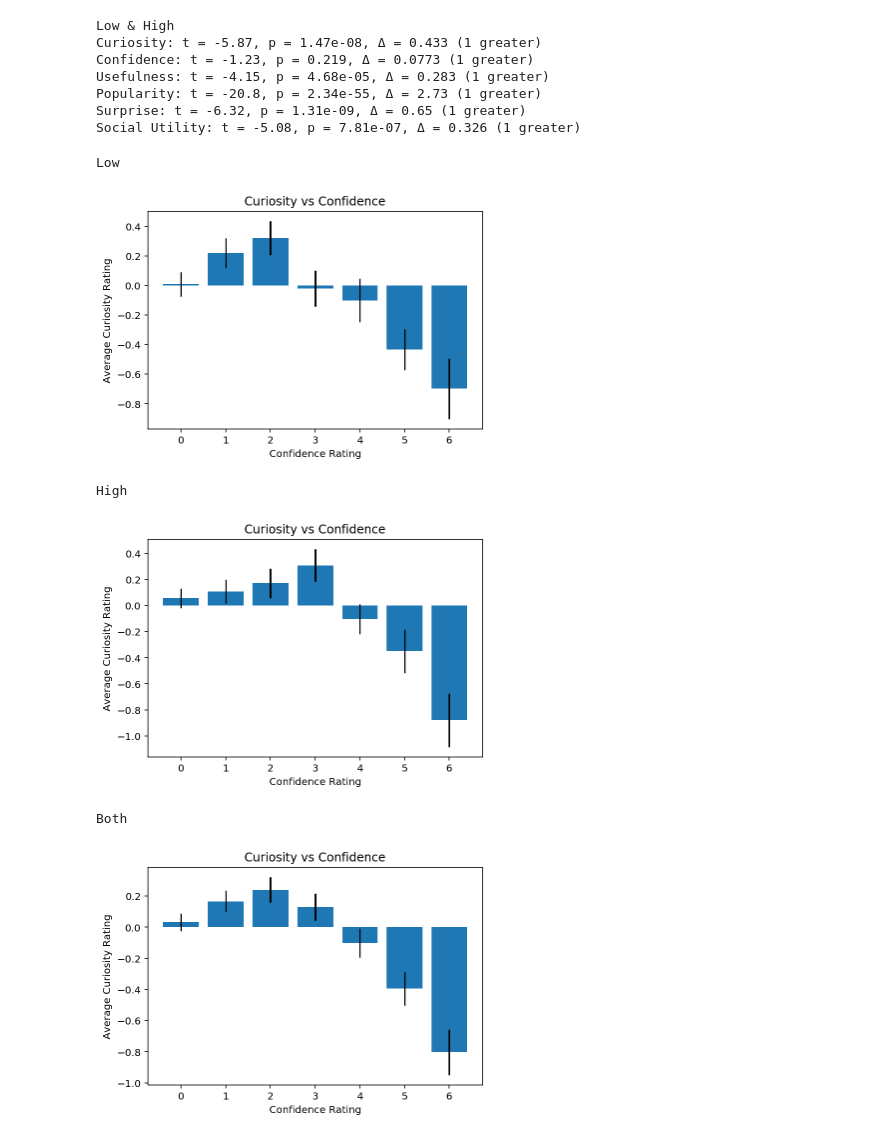
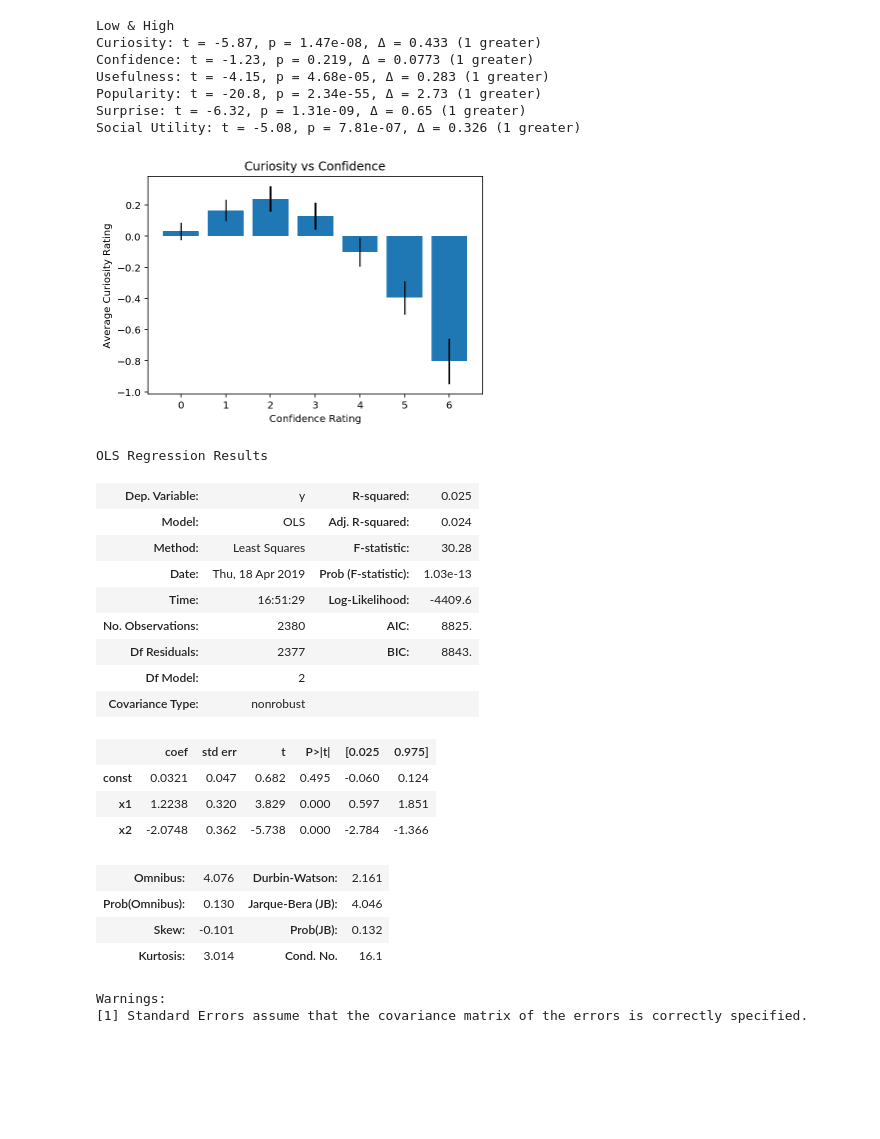
Before and after one commit to hermish/concepts-research, a Jupyter notebook: analysis/12-cogsci-upvote-scale/2-analysis.ipynb, the cells around one changed output. Cells and saved outputs as stored; diff of their text form; code cells hidden in the pictures; blank space fills up the shorter version.

```diff
--- a/analysis/12-cogsci-upvote-scale/2-analysis.ipynb
+++ b/analysis/12-cogsci-upvote-scale/2-analysis.ipynb
@@ -129,38 +128,16 @@ PLOTTING_OPTIONS = {
     'xlabel': 'Confidence Rating',
     'title': 'Curiosity vs Confidence',
 }
-PLOTS = ['Low', 'High', 'Both']
 
-for dataset, name in zip((g0_confidences, g1_confidences, all_confidences), PLOTS):
-    print(name)
-    means = [np.mean(dataset[num]) for num in range(7)]
-    stderr = [stats.sem(dataset[num]) for num in range(7)]
 
-    plotting.plot_single_bar(
-        means, stderr,
-        **PLOTTING_OPTIONS
-    )
+means = [np.mean(dataset[num]) for num in range(7)]
+stderr = [stats.sem(dataset[num]) for num in range(7)]
+
+plotting.plot_single_bar(
+    means, stderr,
+    **PLOTTING_OPTIONS
+)
 plt.show()
-
-# plt.title('Curiosity vs Confidence: All')
-# plt.scatter(
-#     g0_confidences + g1_confidences,
-#     g0_curiosities + g1_curiosities
-# )
-# plt.show()
-
-# plt.title('Curiosity vs Confidence: Low')
-# plt.scatter(g0_confidences, g0_curiosities)
-# plt.show()
-
-# plt.title('Curiosity vs Confidence: High')
-# plt.scatter(g1_confidences, g1_curiosities)
-# plt.show()
 # %% [output]
-Low
-[figure, old version]
+[figure, new version]
-High
-[figure, removed]
-Both
-[figure, removed]
 # %%
@@ -175,0 +155,25 @@ poly_result = np.poly1d(result)
+# %%
+import statsmodels.api as sm
+results = sm.OLS(y_values, x_values_quadratic).fit()
+results.summary()
+# %% [output]
+OLS Regression Results
+| Dep. Variable: | y | R-squared: | 0.025 |
+| Model: | OLS | Adj. R-squared: | 0.024 |
+| Method: | Least Squares | F-statistic: | 30.28 |
+| Date: | Thu, 18 Apr 2019 | Prob (F-statistic): | 1.03e-13 |
+| Time: | 16:51:29 | Log-Likelihood: | -4409.6 |
+| No. Observations: | 2380 | AIC: | 8825. |
+| Df Residuals: | 2377 | BIC: | 8843. |
+| Df Model: | 2 |  |  |
+| Covariance Type: | nonrobust |  |  |
+|  | coef | std err | t | P>|t| | [0.025 | 0.975] |
+| const | 0.0321 | 0.047 | 0.682 | 0.495 | -0.060 | 0.124 |
+| x1 | 1.2238 | 0.320 | 3.829 | 0.000 | 0.597 | 1.851 |
+| x2 | -2.0748 | 0.362 | -5.738 | 0.000 | -2.784 | -1.366 |
+| Omnibus: | 4.076 | Durbin-Watson: | 2.161 |
+| Prob(Omnibus): | 0.130 | Jarque-Bera (JB): | 4.046 |
+| Skew: | -0.101 | Prob(JB): | 0.132 |
+| Kurtosis: | 3.014 | Cond. No. | 16.1 |
+Warnings:
+[1] Standard Errors assume that the covariance matrix of the errors is correctly specified.
```
Also changed, not shown: parts of 5 cells of this notebook.
